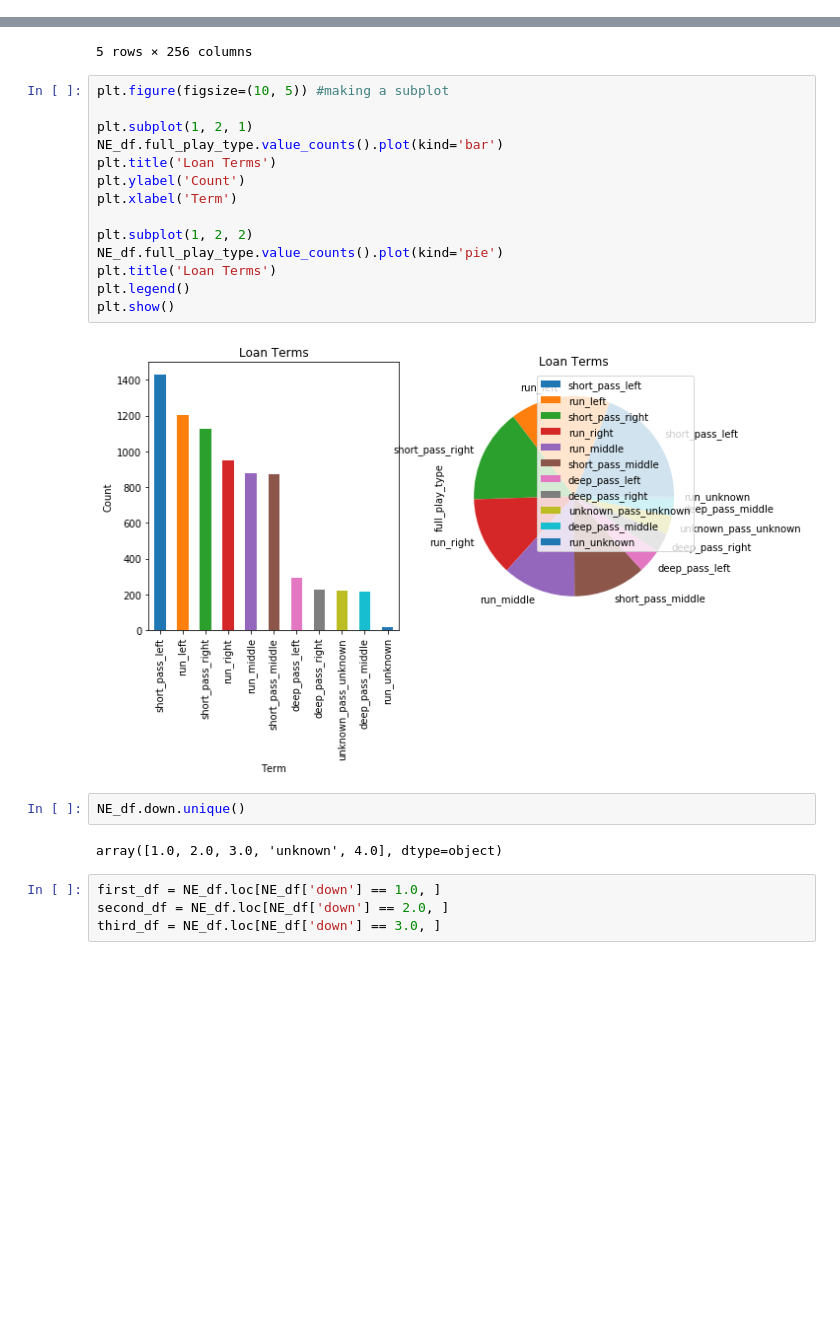
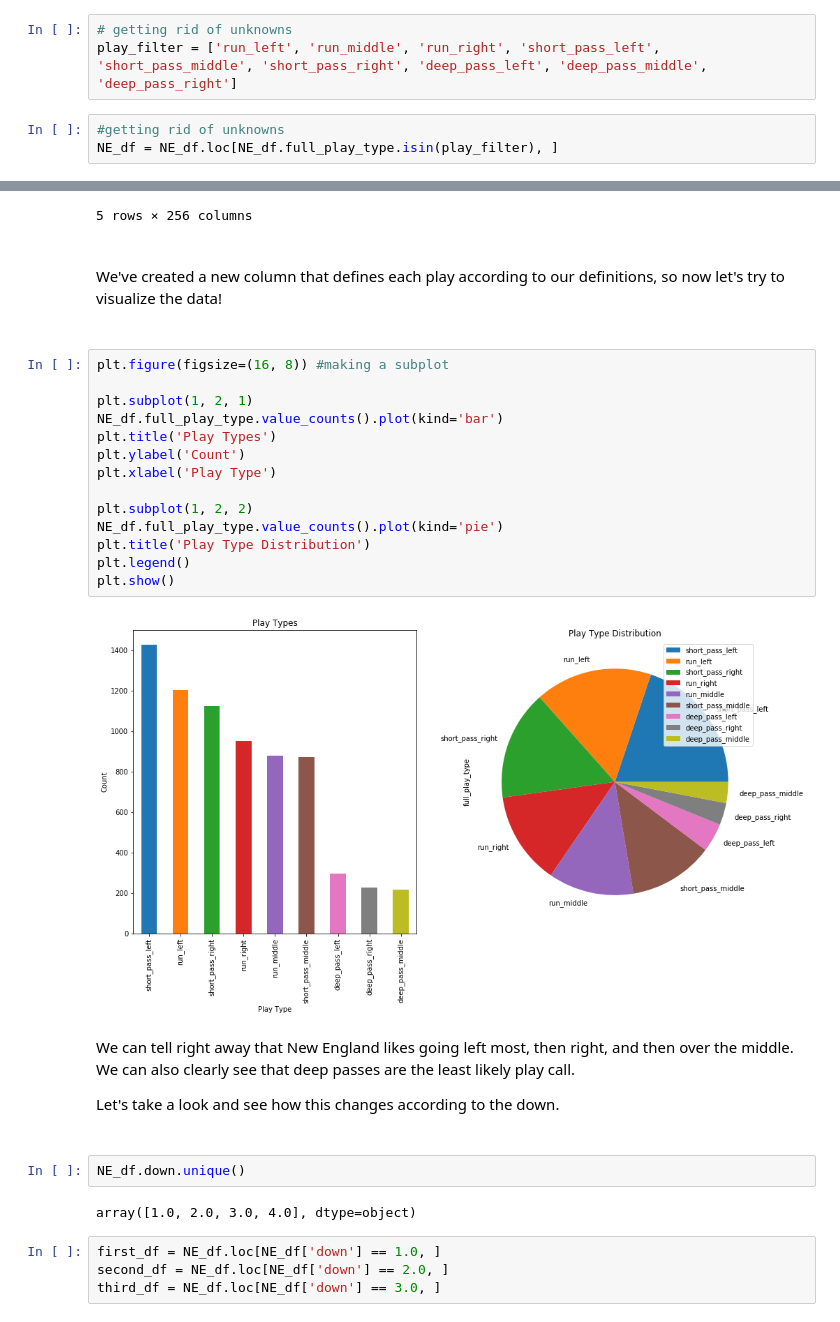
Before and after one commit to danehooker/Thinkful-Projects, a Jupyter notebook: Final Capstone.ipynb, the cells around one changed output, grey strips where cells are left out. Drawn from its saved outputs; the diff is of its cells as text; blank space fills up the shorter version.

```diff
--- a/Final Capstone.ipynb
+++ b/Final Capstone.ipynb
@@ -122,6 +103,12 @@ NE_df = NE_df.replace(np.nan, 'unknown', regex=True)
 
 
 NE_df['full_play_type'] = NE_df[['play_type','pass_location', 'run_location', 'pass_length']].apply(get_full_play_type, axis=1)
+# %%
+# getting rid of unknowns
+play_filter = ['run_left', 'run_middle', 'run_right', 'short_pass_left', 'short_pass_middle', 'short_pass_right', 'deep_pass_left', 'deep_pass_middle', 'deep_pass_right']
+# %%
+#getting rid of unknowns
+NE_df = NE_df.loc[NE_df.full_play_type.isin(play_filter), ]
 # %%
 NE_df.head()
 # %% [output]
@@ -132,26 +119,32 @@ NE_df.head()
 | 135508 | 453 | 2012090904 | TEN | NE | NE | away | TEN | TEN | 48.0 | ... |
 | 135509 | 475 | 2012090904 | TEN | NE | NE | away | TEN | TEN | 48.0 | ... |
 5 rows × 256 columns
+# %% [markdown]
+<br> We've created a new column that defines each play according to our definitions, so now let's try to visualize the data!<br><br>
 # %%
-plt.figure(figsize=(10, 5)) #making a subplot
+plt.figure(figsize=(16, 8)) #making a subplot
 
 plt.subplot(1, 2, 1)
 NE_df.full_play_type.value_counts().plot(kind='bar')
-plt.title('Loan Terms')
+plt.title('Play Types')
 plt.ylabel('Count')
-plt.xlabel('Term')
+plt.xlabel('Play Type')
 
 plt.subplot(1, 2, 2)
 NE_df.full_play_type.value_counts().plot(kind='pie')
-plt.title('Loan Terms')
+plt.title('Play Type Distribution')
 plt.legend()
 plt.show()
 # %% [output]
-[figure, old version]
+[figure, new version]
+# %% [markdown]
+We can tell right away that New England likes going left most, then right, and then over the middle. We can also clearly see that deep passes are the least likely play call.<br>
+
+Let's take a look and see how this changes according to the down.<br><br>
 # %%
 NE_df.down.unique()
 # %% [output]
-array([1.0, 2.0, 3.0, 'unknown', 4.0], dtype=object)
+array([1.0, 2.0, 3.0, 4.0], dtype=object)
 # %%
 first_df = NE_df.loc[NE_df['down'] == 1.0, ]
 second_df = NE_df.loc[NE_df['down'] == 2.0, ]
```
Also changed, not shown: parts of 78 cells of this notebook.
